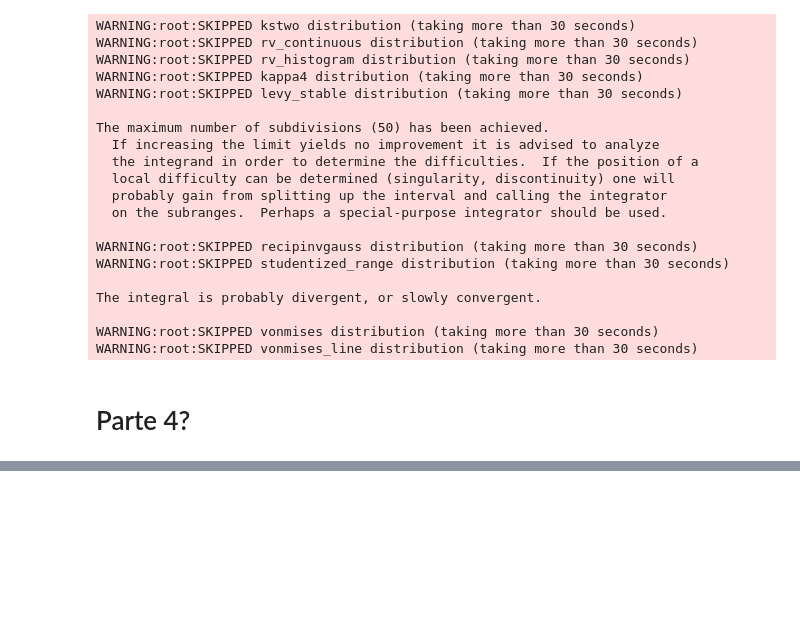
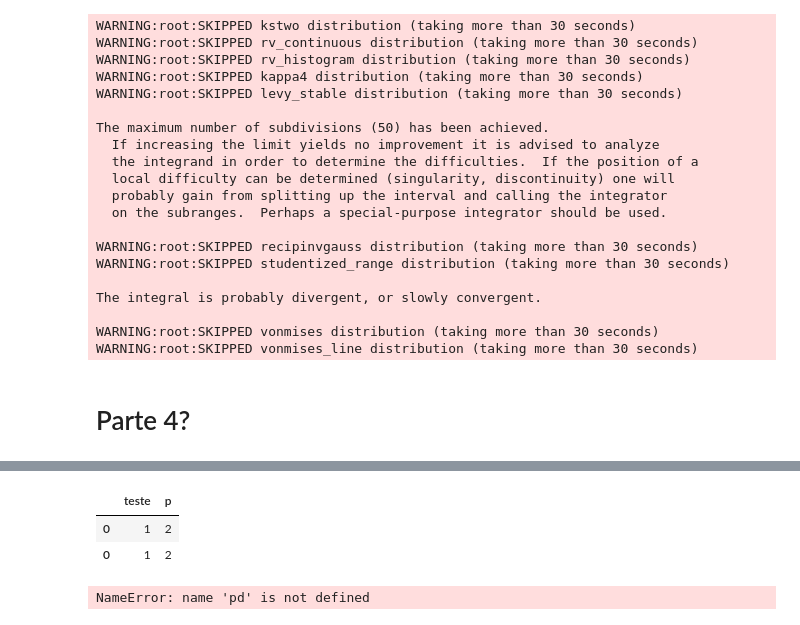
Before and after one commit to tomas-lucena/avocado, a Jupyter notebook: notebook/parte_3.ipynb, the cells around one changed output, grey strips where cells are left out. Saved outputs shown, nothing was run; the diff lists cells and outputs as text; code cells hidden in the pictures; blank space fills up the shorter version.

```diff
--- a/notebook/parte_3.ipynb
+++ b/notebook/parte_3.ipynb
@@ -194,0 +203,28 @@ pd.DataFrame(([dict(teste=1),dict(p=1)]))
+# %%
+dfzinho = pd.DataFrame()
+
+dfzinho =  dfzinho.append([dict(teste=1,p=2)])
+dfzinho =  dfzinho.append([dict(teste=1,p=2)])
+dfzinho
+# %% [output]
+|  | teste | p |
+| 0 | 1 | 2 |
+| 0 | 1 | 2 |
+# %%
+resultado = pd.DataFrame()
+
+for i in range(1):
+    df_1 = df.sample(frac=0.3)
+
+    _mask_estados_1 = (_df_1.type == 'conventional') & _df_1.region.isin(lista_estados)
+
+    _average_price_estados_1  = _df_1.loc[_mask_estados_1, ['date','average_price']].groupby('date')['average_price'].mean()
+
+    data_1 = _average_price_estados_1.values
+
+    f = Fitter(data_1)
+    f.fit()
+    name = list(f.get_best().keys())[0]
+    resultado = resultado.append([dict(teste=i,best=name)])
+# %% [output]
+NameError: name 'pd' is not defined
```
Also changed, not shown: parts of 6 cells of this notebook.
